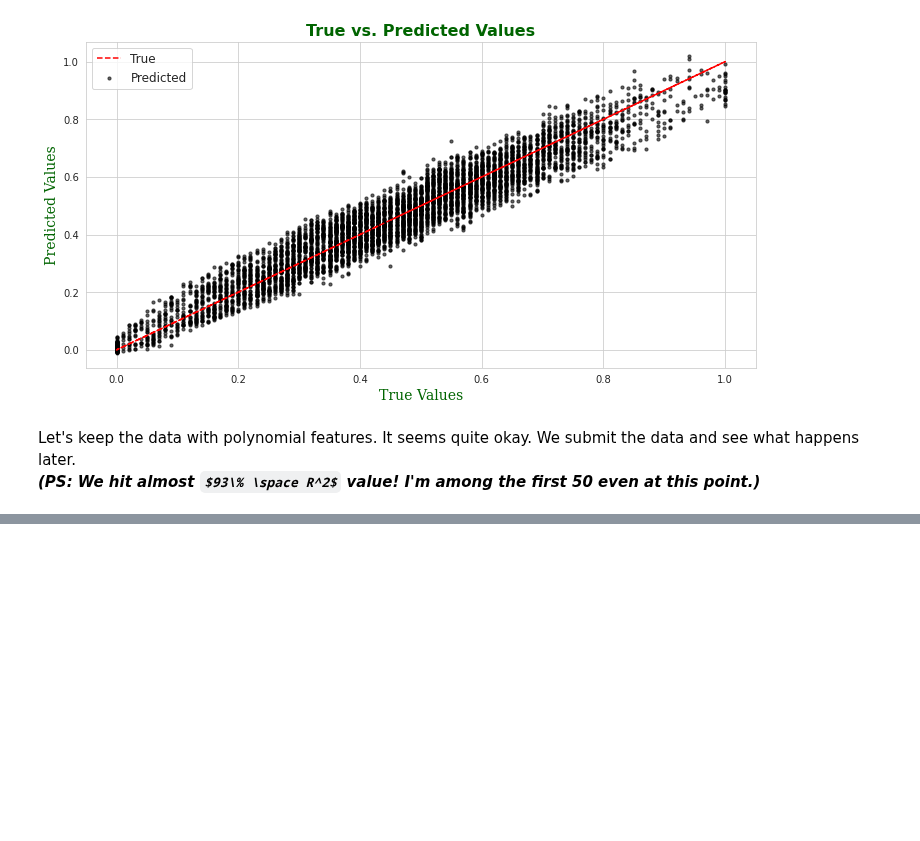
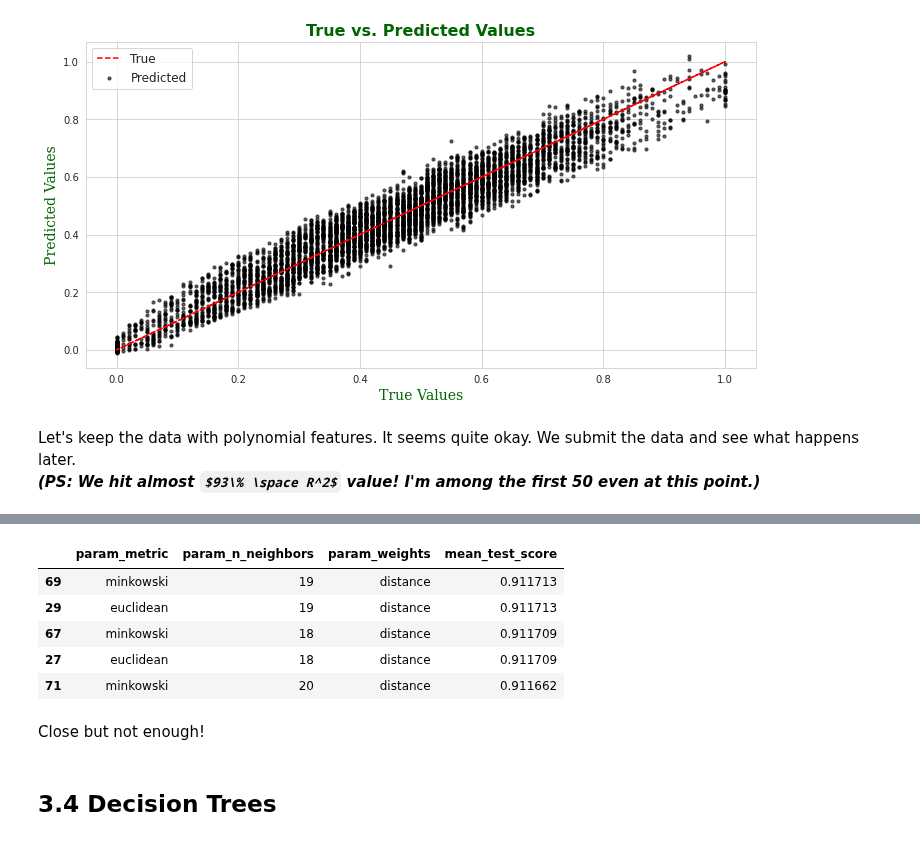
Before and after one commit to gulmert89/bootcamp_files, a Jupyter notebook: burning_out.ipynb, the cells around one changed output, grey strips where cells are left out. Drawn from its saved outputs; the diff is of its cells as text; code cells hidden in the pictures; some formulas as TeX source; blank space fills up the shorter version.

```diff
--- a/burning_out.ipynb
+++ b/burning_out.ipynb
@@ -869,0 +904,2 @@ del lasso_CV_score, ridge_CV_score, elasticNet_CV_score, poly, lasso_CV_poly,\
+# %%
+knn_gridCV = train_model(knn_model, knn_params)
@@ -869,0 +917,17 @@ del lasso_CV_score, ridge_CV_score, elasticNet_CV_score, poly, lasso_CV_poly,\
+# %%
+knn_results = pd.DataFrame(knn_gridCV.cv_results_)
+knn_results = knn_results[["param_metric", "param_n_neighbors",
+                           "param_weights", "mean_test_score"]]
+knn_results = knn_results.sort_values(by="mean_test_score", ascending=False)
+knn_results.head()
+# %% [output]
+|  | param_metric | param_n_neighbors | param_weights | mean_test_score |
+| 69 | minkowski | 19 | distance | 0.911713 |
+| 29 | euclidean | 19 | distance | 0.911713 |
+| 67 | minkowski | 18 | distance | 0.911709 |
+| 27 | euclidean | 18 | distance | 0.911709 |
+| 71 | minkowski | 20 | distance | 0.911662 |
+# %% [markdown]
+Close but not enough!
+# %% [markdown]
+## 3.4 Decision Trees
```
Also changed, not shown: parts of 35 cells of this notebook.
